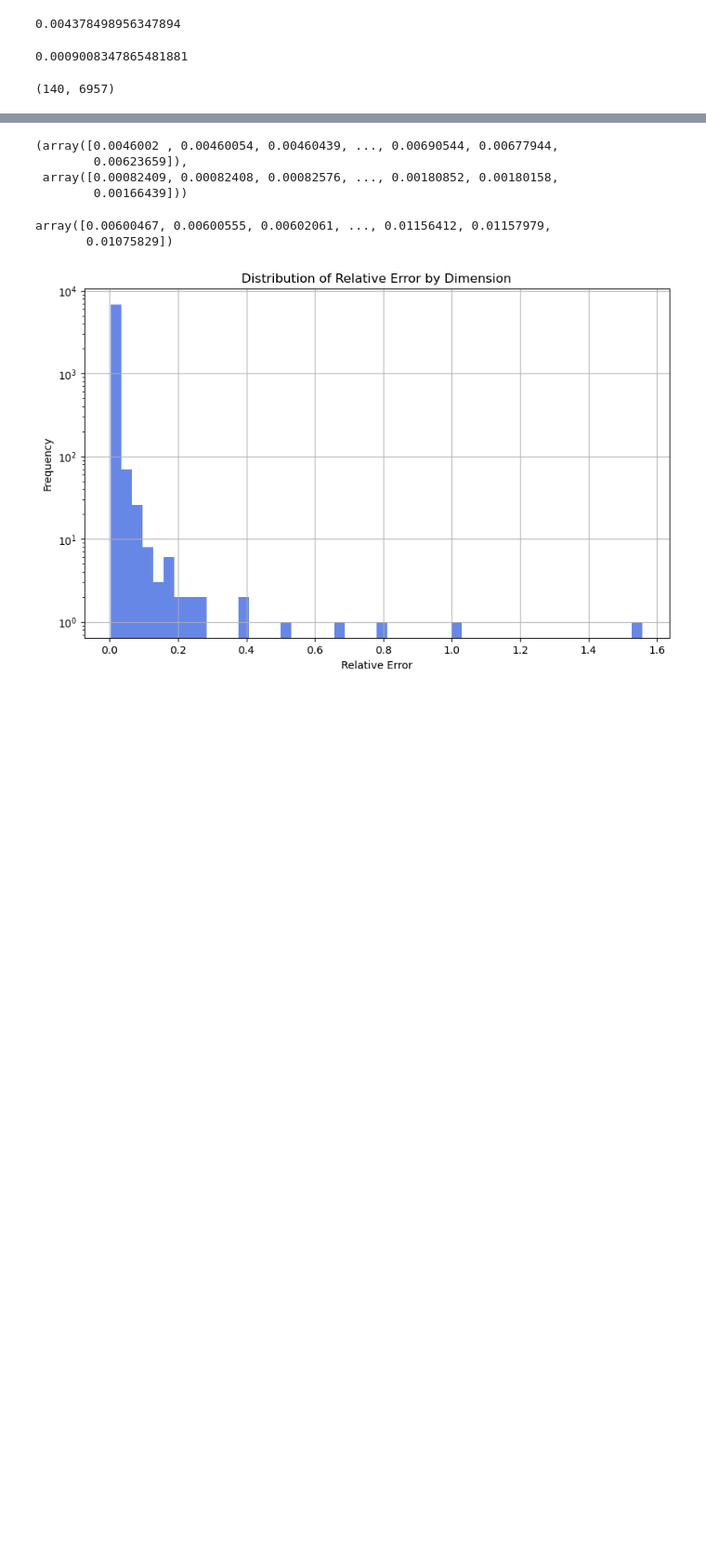
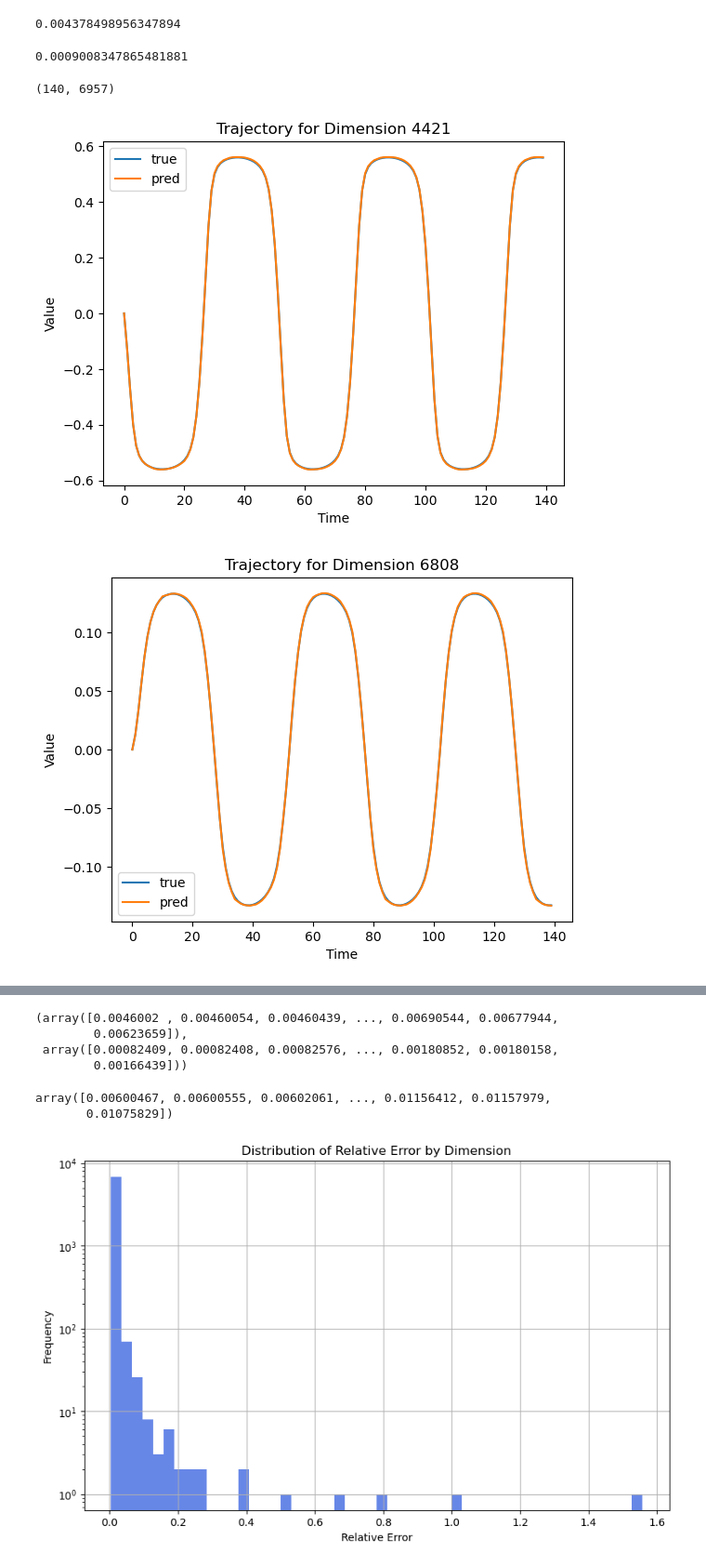
Before and after one commit to Shiqi-Wu/model_combination_Argos, a Jupyter notebook: gan_transformer/test_v2_10.ipynb, the cells around one changed output, grey strips where cells are left out. Shown at 93% size. Cells and saved outputs as stored; diff of their text form; code cells hidden in the pictures; blank space fills up the shorter version.

```diff
--- a/gan_transformer/test_v2_10.ipynb
+++ b/gan_transformer/test_v2_10.ipynb
@@ -163,22 +160,25 @@ x_dataset[0].shape
 # %% [output]
 (140, 6957)
 # %%
-# import numpy as np
-# import matplotlib.pyplot as plt
+import numpy as np
+import matplotlib.pyplot as plt
 
-# n_dimensions = x_dataset[1].shape[1]
-# selected_dimensions = np.random.choice(n_dimensions, 10, replace=False)
-# selected_dimensions[-1] = 3229
-# # selected_dimensions = range(10)
+n_dimensions = x_dataset[1].shape[1]
+selected_dimensions = np.random.choice(n_dimensions, 10, replace=False)
+selected_dimensions[-1] = 3229
+# selected_dimensions = range(10)
 
-# for i in selected_dimensions:
-#     plt.figure()
-#     y_true = x_dataset[1]
-#     y_pred = y_data_pred_50traj_10predict[1]
-#     plt.plot(y_true[:, i], label = 'true')
-#     plt.plot(y_pred[:, i], label = 'pred')
-#     plt.title(f'Trajectory for Dimension {i}')
-#     plt.xlabel('Time')
-#     plt.ylabel('Value')
-#     plt.legend()
-#     plt.show()
+for i in selected_dimensions:
+    plt.figure()
+    y_true = x_dataset[1]
+    y_pred = y_data_pred_50traj_10predict[1]
+    plt.plot(y_true[:, i], label = 'true')
+    plt.plot(y_pred[:, i], label = 'pred')
+    plt.title(f'Trajectory for Dimension {i}')
+    plt.xlabel('Time')
+    plt.ylabel('Value')
+    plt.legend()
+    plt.show()
+# %% [output]
+[figure, added]
+[figure, added]
```
Also changed, not shown: parts of 3 cells of this notebook, 2 other files.
